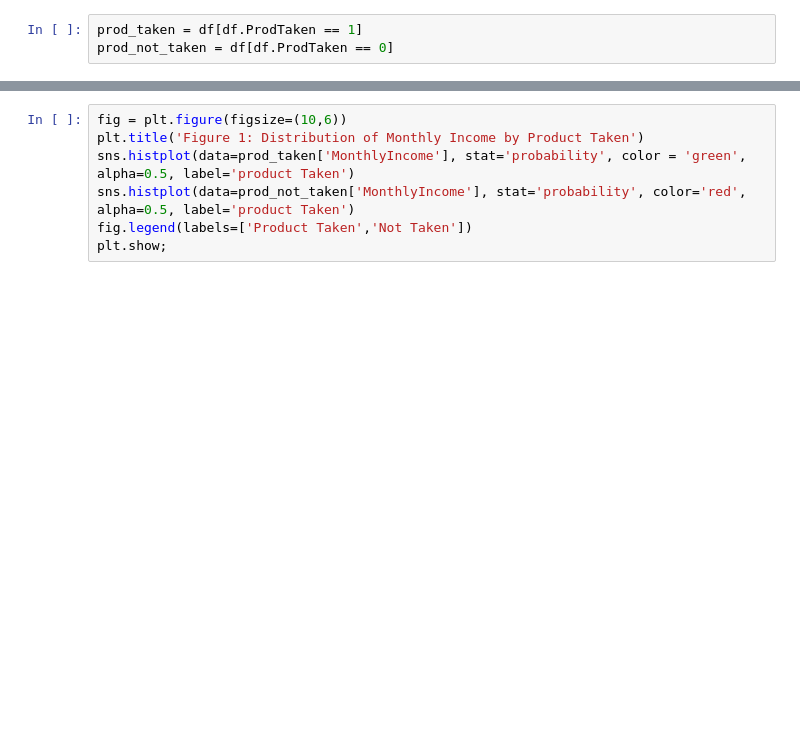
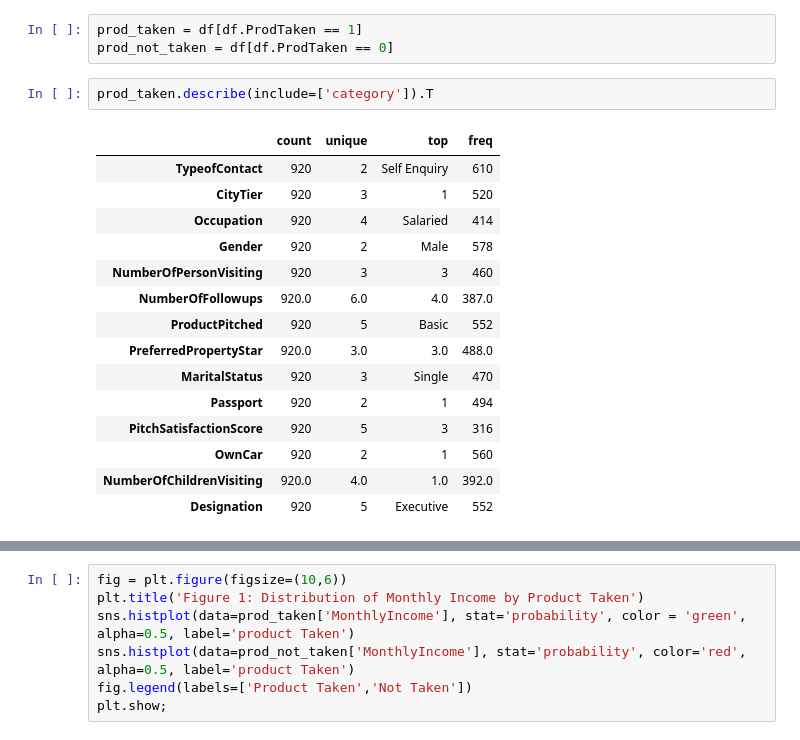
Before and after one commit to cfreeman22/TravelPackagePrediction, a Jupyter notebook: TravelPackagePurchasePrediction.ipynb, the cells around one changed output, grey strips where cells are left out. Cells and saved outputs as stored; diff of their text form; blank space fills up the shorter version.

```diff
--- a/TravelPackagePurchasePrediction.ipynb
+++ b/TravelPackagePurchasePrediction.ipynb
@@ -564,3 +564,21 @@ CityTier
 # %%
 prod_taken = df[df.ProdTaken == 1]
 prod_not_taken = df[df.ProdTaken == 0]
+# %%
+prod_taken.describe(include=['category']).T
+# %% [output]
+|  | count | unique | top | freq |
+| TypeofContact | 920 | 2 | Self Enquiry | 610 |
+| CityTier | 920 | 3 | 1 | 520 |
+| Occupation | 920 | 4 | Salaried | 414 |
+| Gender | 920 | 2 | Male | 578 |
+| NumberOfPersonVisiting | 920 | 3 | 3 | 460 |
+| NumberOfFollowups | 920.0 | 6.0 | 4.0 | 387.0 |
+| ProductPitched | 920 | 5 | Basic | 552 |
+| PreferredPropertyStar | 920.0 | 3.0 | 3.0 | 488.0 |
+| MaritalStatus | 920 | 3 | Single | 470 |
+| Passport | 920 | 2 | 1 | 494 |
+| PitchSatisfactionScore | 920 | 5 | 3 | 316 |
+| OwnCar | 920 | 2 | 1 | 560 |
+| NumberOfChildrenVisiting | 920.0 | 4.0 | 1.0 | 392.0 |
+| Designation | 920 | 5 | Executive | 552 |
```
Also changed, not shown: parts of 5 cells of this notebook.
